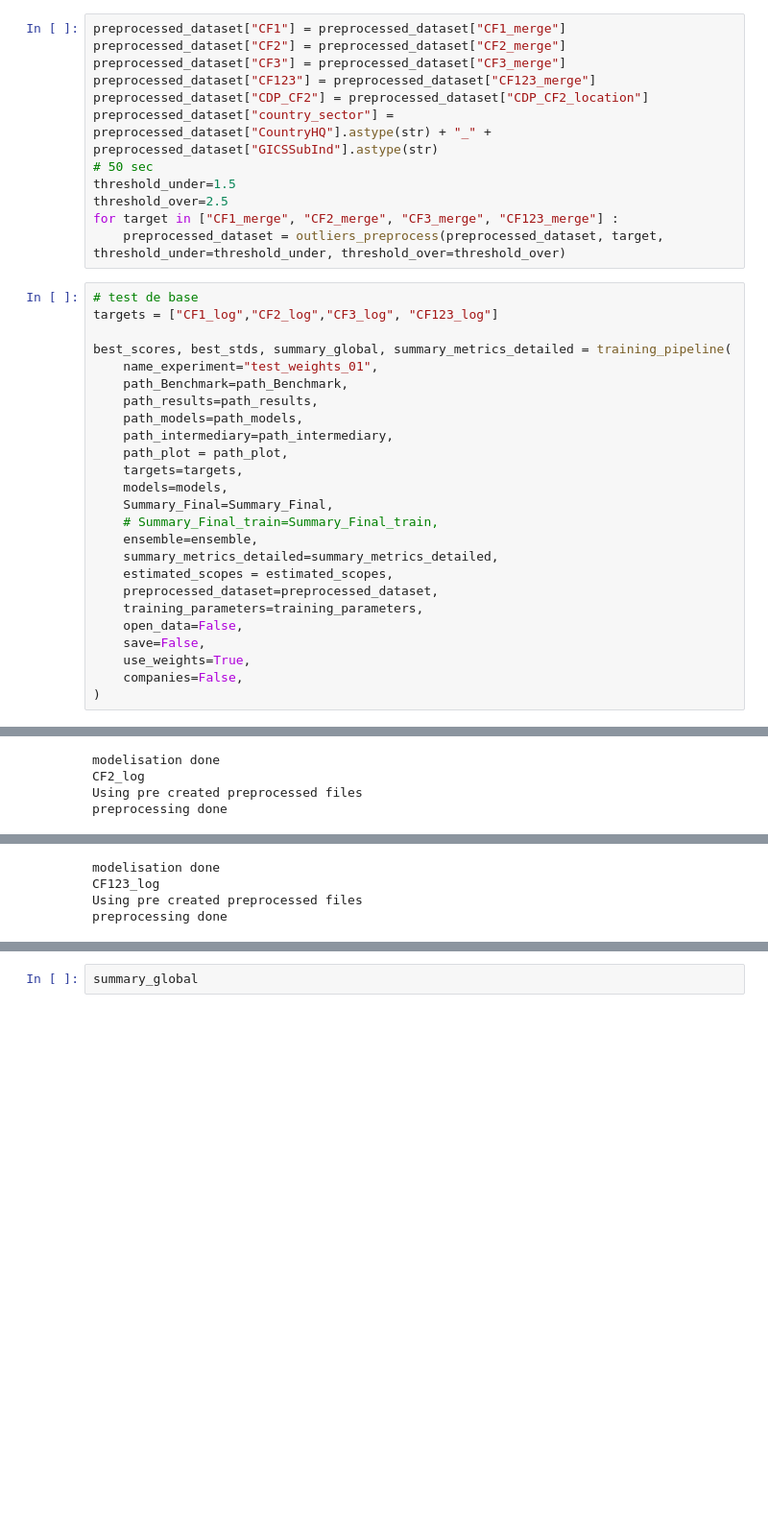
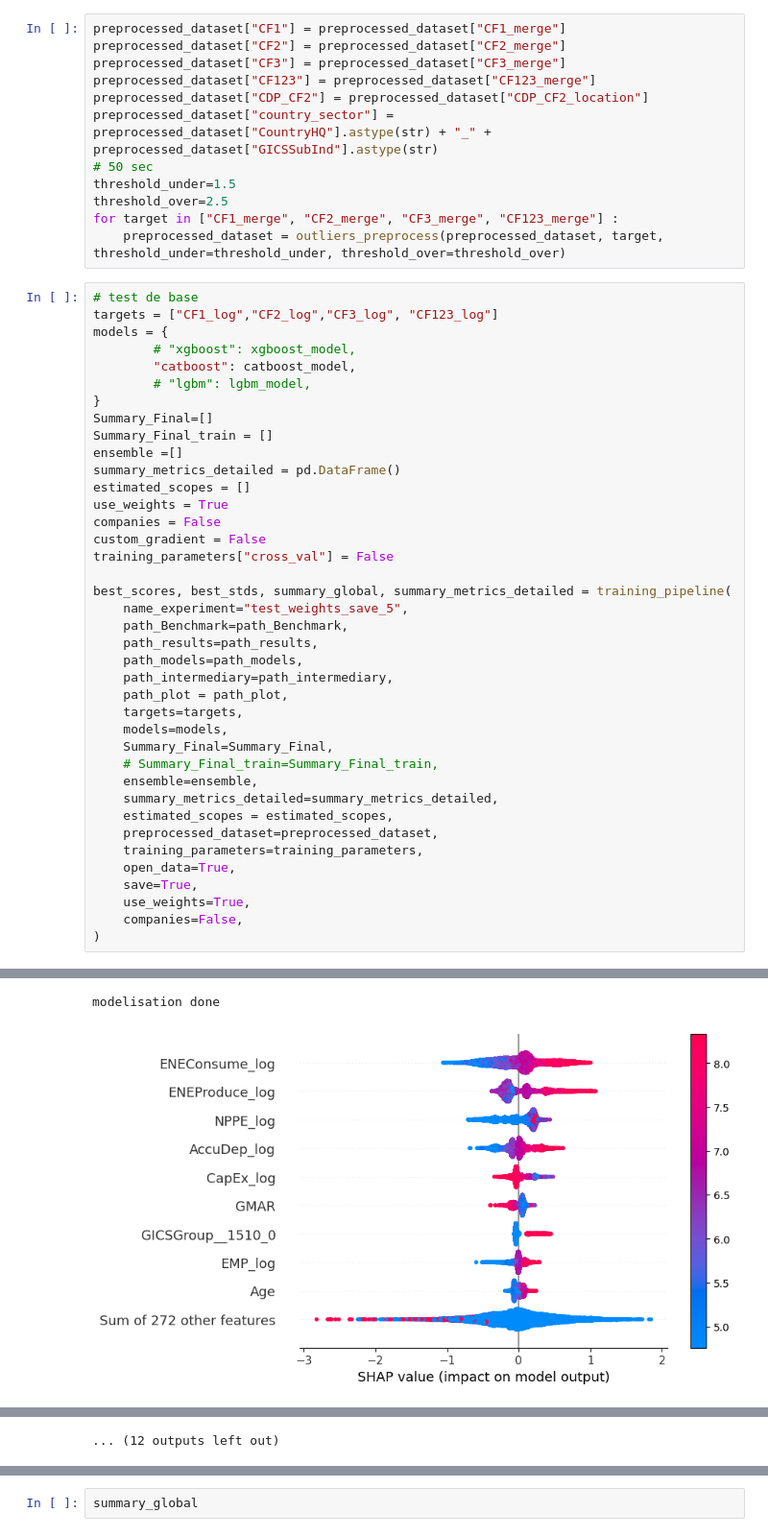
Before and after one commit to Pladifes/corporate-ghg-emissions-estimations, a Jupyter notebook: Notebook_Thibaud_weights.ipynb, the cells around one changed output, grey strips where cells are left out. Shown at 96% size. Drawn from its saved outputs; the diff is of its cells as text; blank space fills up the shorter version.

```diff
--- a/Notebook_Thibaud_weights.ipynb
+++ b/Notebook_Thibaud_weights.ipynb
@@ -77,9 +77,23 @@ for target in ["CF1_merge", "CF2_merge", "CF3_merge", "CF123_merge"] :
 # %%
 # test de base
 targets = ["CF1_log","CF2_log","CF3_log", "CF123_log"]
+models = {
+        # "xgboost": xgboost_model,
+        "catboost": catboost_model,
+        # "lgbm": lgbm_model,
+}
+Summary_Final=[]
+Summary_Final_train = []
+ensemble =[]
+summary_metrics_detailed = pd.DataFrame()
+estimated_scopes = []
+use_weights = True
+companies = False
+custom_gradient = False
+training_parameters["cross_val"] = False
 
 best_scores, best_stds, summary_global, summary_metrics_detailed = training_pipeline(
-    name_experiment="test_weights_01",
+    name_experiment="test_weights_save_5",
     path_Benchmark=path_Benchmark,
     path_results=path_results,
     path_models=path_models,
@@ -94,8 +108,8 @@ best_scores, best_stds, summary_global, summary_metrics_detailed = training_pipe
     estimated_scopes = estimated_scopes,
     preprocessed_dataset=preprocessed_dataset,
     training_parameters=training_parameters,
-    open_data=False,
-    save=False,
+    open_data=True,
+    save=True,
     use_weights=True,
     companies=False,
 )
@@ -114,4 +124,2 @@ Created version '169' of model 'lgbm'.
 modelisation done
-CF2_log
-Using pre created preprocessed files
-preprocessing done
+[figure, added]
@@ -138,4 +139 @@ Created version '171' of model 'lgbm'.
-modelisation done
-CF123_log
-Using pre created preprocessed files
-preprocessing done
+... (12 outputs left out)
```
Also changed, not shown: parts of 3 cells of this notebook, 53 other files.
